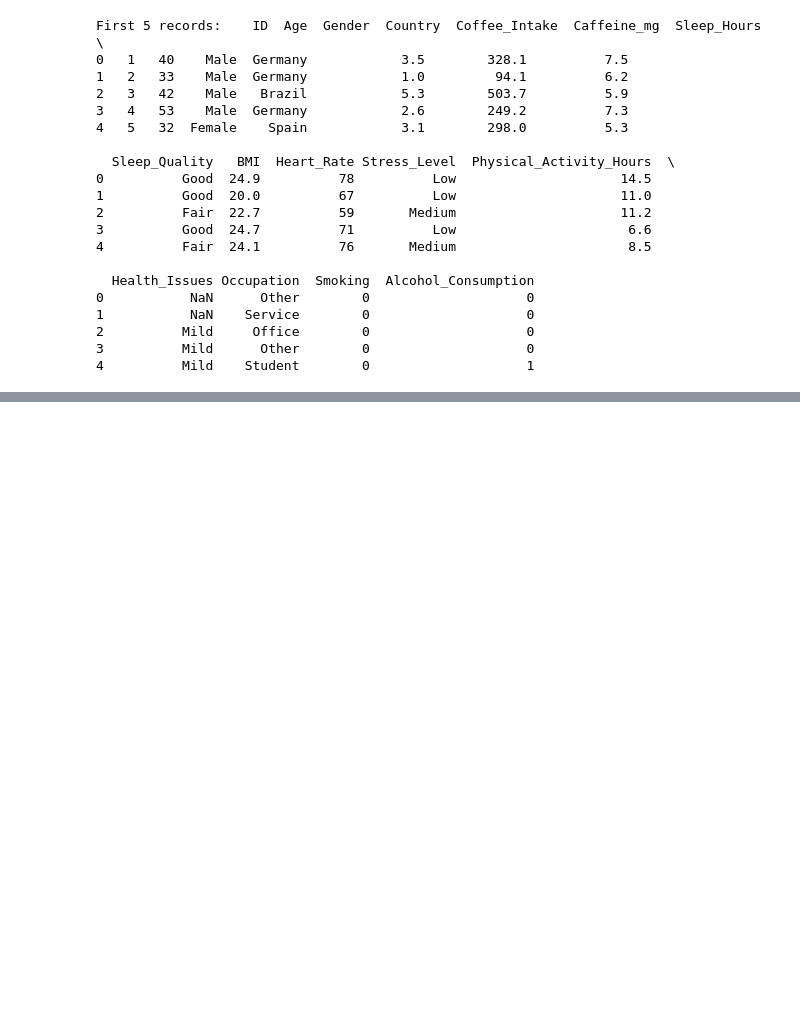
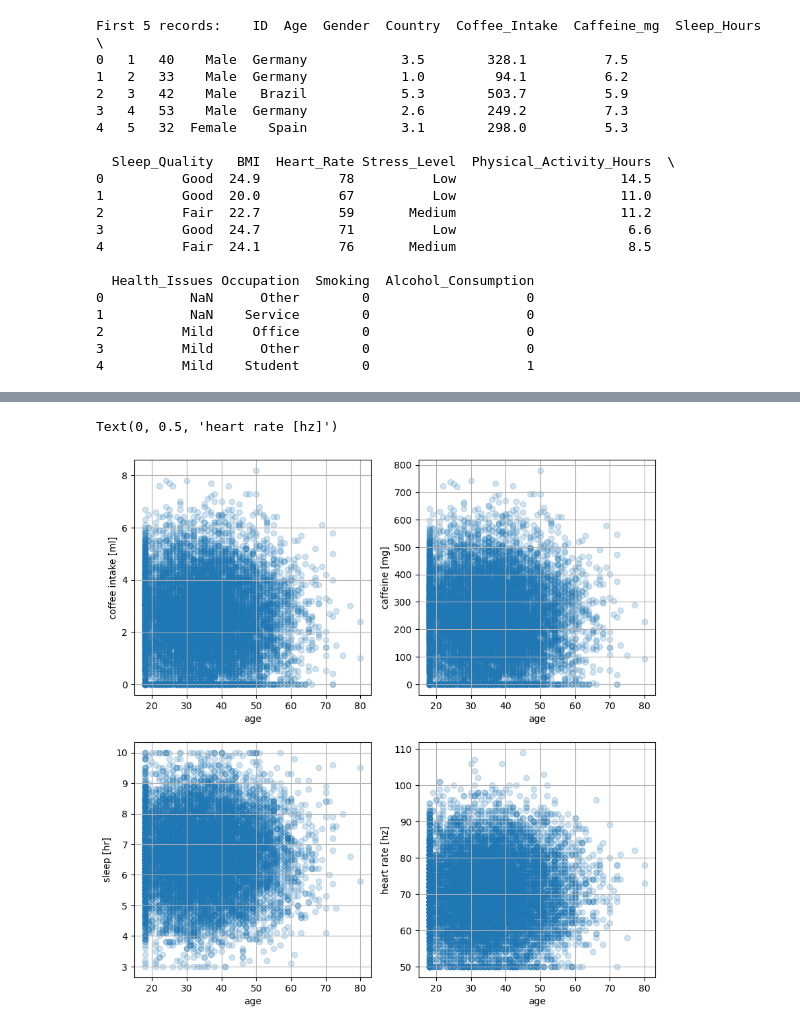
Before and after one commit to RicemanBoy/ML-supervised-project, a Jupyter notebook: coffee.ipynb, the cells around one changed output, grey strips where cells are left out. Cells and saved outputs as stored; diff of their text form; code cells hidden in the pictures; blank space fills up the shorter version.

Commit message:
paar plots

```diff
--- a/coffee.ipynb
+++ b/coffee.ipynb
@@ -31,3 +31,7 @@ First 5 records:    ID  Age  Gender  Country  Coffee_Intake  Caffeine_mg  Sleep_
 2          Mild     Office        0                    0
 3          Mild      Other        0                    0
 4          Mild    Student        0                    1
+# %%
+data = df.to_numpy()
+
+print(data)
@@ -33,0 +46,25 @@ First 5 records:    ID  Age  Gender  Country  Coffee_Intake  Caffeine_mg  Sleep_
+# %%
+fig, ax = plt.subplots(2,2,figsize=(10,10))
+
+ax[0,0].scatter(data[:,1], data[:,4], alpha=0.2)
+ax[0,0].grid()
+ax[0,0].set_xlabel("age")
+ax[0,0].set_ylabel("coffee intake [ml]")
+
+ax[0,1].scatter(data[:,1], data[:,5], alpha=0.2)
+ax[0,1].grid()
+ax[0,1].set_xlabel("age")
+ax[0,1].set_ylabel("caffeine [mg]")
+
+ax[1,0].scatter(data[:,1], data[:,6], alpha=0.2)
+ax[1,0].grid()
+ax[1,0].set_xlabel("age")
+ax[1,0].set_ylabel("sleep [hr]")
+
+ax[1,1].scatter(data[:,1], data[:,9], alpha=0.2)
+ax[1,1].grid()
+ax[1,1].set_xlabel("age")
+ax[1,1].set_ylabel("heart rate [hz]")
+# %% [output]
+Text(0, 0.5, 'heart rate [hz]')
+[figure, added]
```
Also changed, not shown: parts of 1 cell of this notebook, 1 other file.
